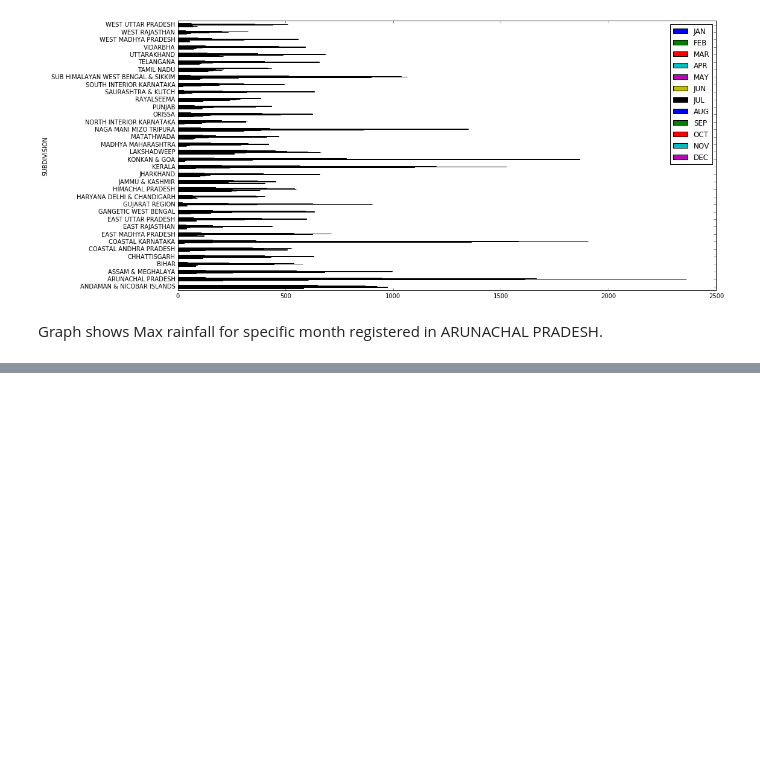
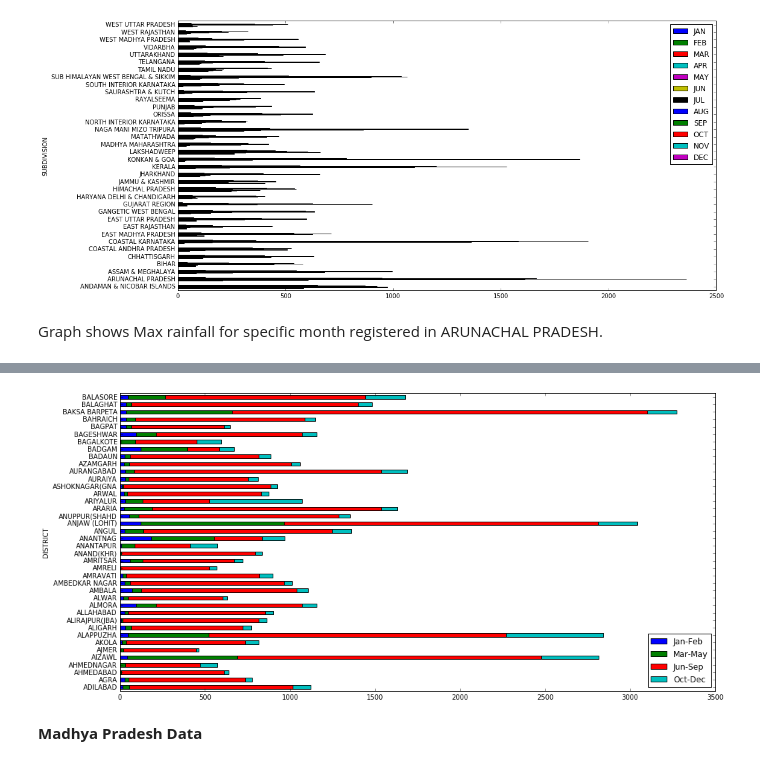
Before and after one commit to sudheerachary/rainfall-prediction, a Jupyter notebook: src/kernel.ipynb, the cells around one changed output, grey strips where cells are left out. Saved outputs shown, nothing was run; the diff lists cells and outputs as text; code cells hidden in the pictures; blank space fills up the shorter version.

```diff
--- a/src/kernel.ipynb
+++ b/src/kernel.ipynb
@@ -104,0 +133,7 @@ Graph shows Max rainfall for specific month registered in ARUNACHAL PRADESH.
+# %%
+district[['DISTRICT', 'Jan-Feb', 'Mar-May',
+       'Jun-Sep', 'Oct-Dec']].groupby("DISTRICT").sum()[:40].plot.barh(stacked=True,figsize=(16,8));
+# %% [output]
+[figure, added]
+# %% [markdown]
+**Madhya Pradesh Data**
```
Also changed, not shown: parts of 6 cells of this notebook.
